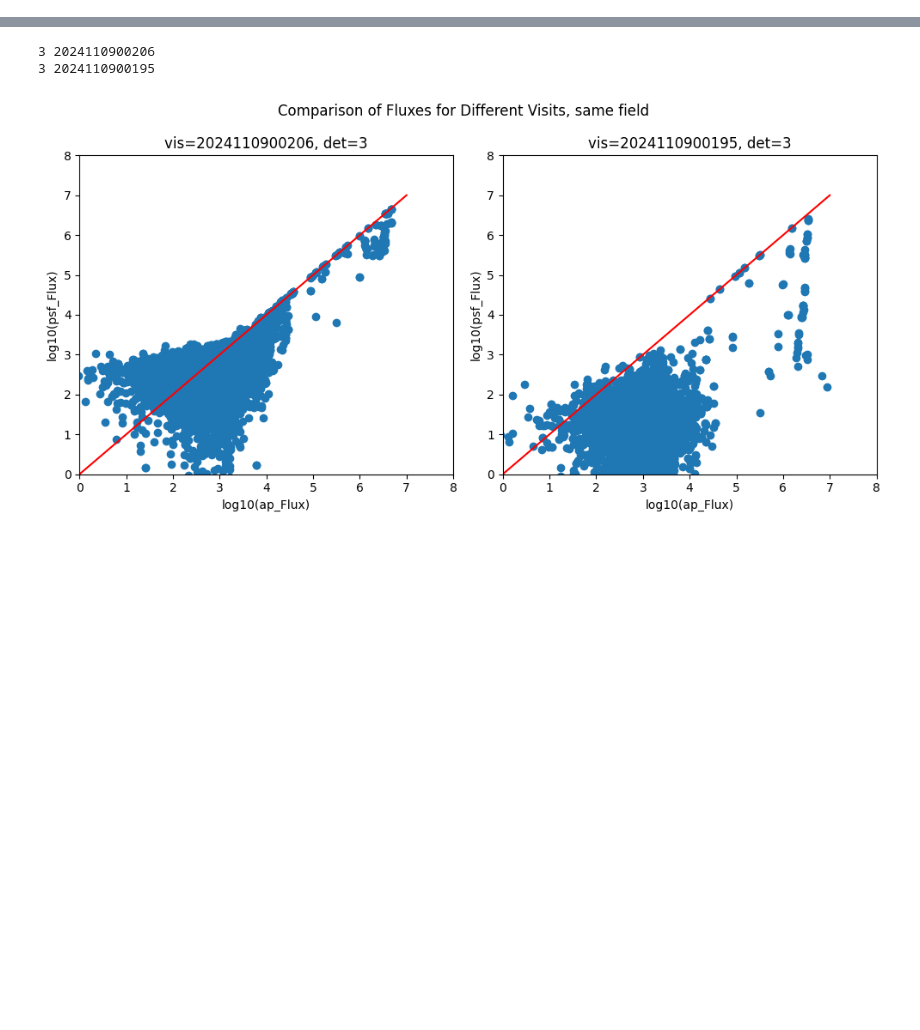
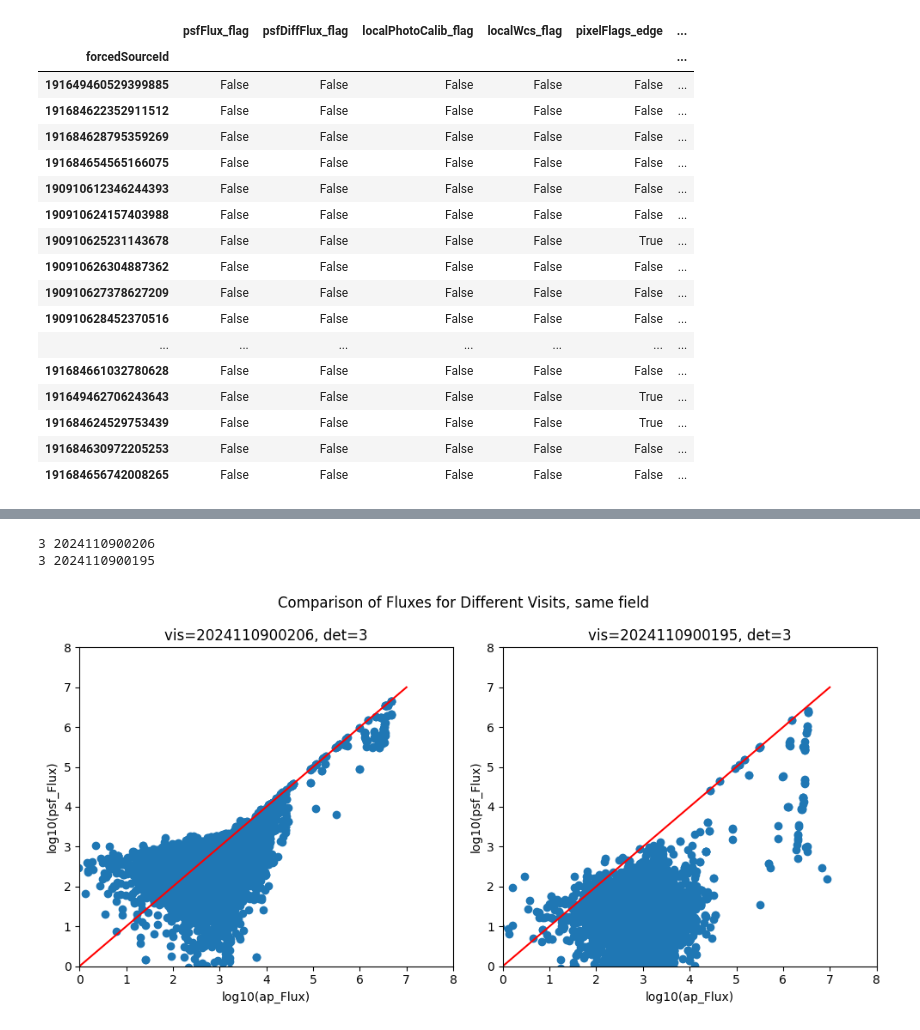
Before and after one commit to lsst-sitcom/notebooks_dia, a Jupyter notebook: Fixing_flux_Forced.ipynb, the cells around one changed output, grey strips where cells are left out. Saved outputs shown, nothing was run; the diff lists cells and outputs as text; code cells hidden in the pictures; blank space fills up the shorter version.

```diff
--- a/Fixing_flux_Forced.ipynb
+++ b/Fixing_flux_Forced.ipynb
@@ -184,5 +197,26 @@ plt.scatter(obj_1_u['visit'], obj_1_u['psfFlux'].values)
+# %%
+flag_columns = [col for col in obj_1_u.columns if 'flag' in col.lower()]
 # %%
-obj_1_u
+obj_1_u[flag_columns]
+# %% [output]
+|  | psfFlux_flag | psfDiffFlux_flag | localPhotoCalib_flag | localWcs_flag | pixelFlags_edge | ... |
+| forcedSourceId |  |  |  |  |  | ... |
+| 191649460529399885 | False | False | False | False | False | ... |
+| 191684622352911512 | False | False | False | False | False | ... |
+| 191684628795359269 | False | False | False | False | False | ... |
+| 191684654565166075 | False | False | False | False | False | ... |
+| 190910612346244393 | False | False | False | False | False | ... |
+| 190910624157403988 | False | False | False | False | False | ... |
+| 190910625231143678 | False | False | False | False | True | ... |
+| 190910626304887362 | False | False | False | False | False | ... |
+| 190910627378627209 | False | False | False | False | False | ... |
+| 190910628452370516 | False | False | False | False | False | ... |
+| ... | ... | ... | ... | ... | ... | ... |
+| 191684661032780628 | False | False | False | False | False | ... |
+| 191649462706243643 | False | False | False | False | True | ... |
+| 191684624529753439 | False | False | False | False | True | ... |
+| 191684630972205253 | False | False | False | False | False | ... |
+| 191684656742008265 | False | False | False | False | False | ... |
 # %%
 obj_id = 2226748540758003742
 # %%
```
Also changed, not shown: parts of 18 cells of this notebook.
